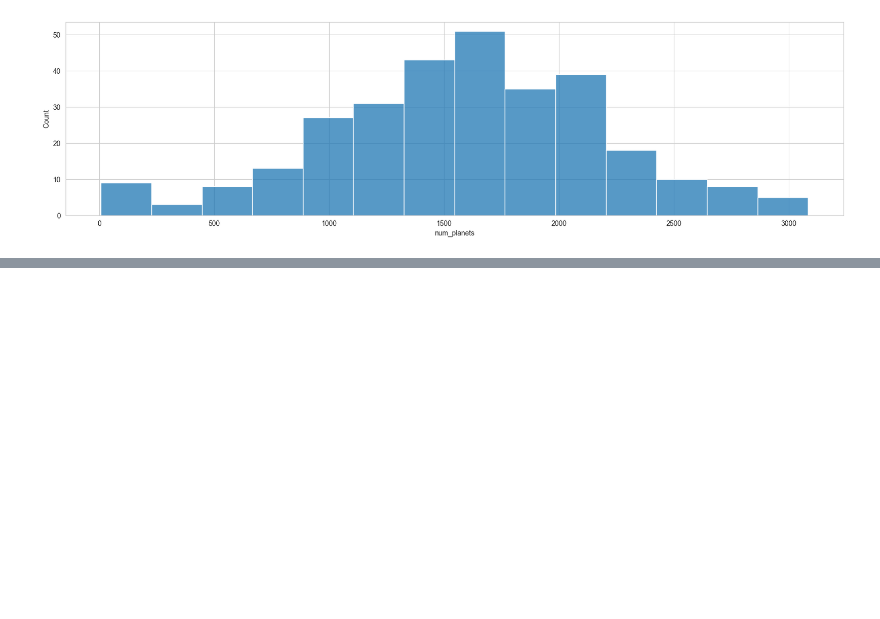
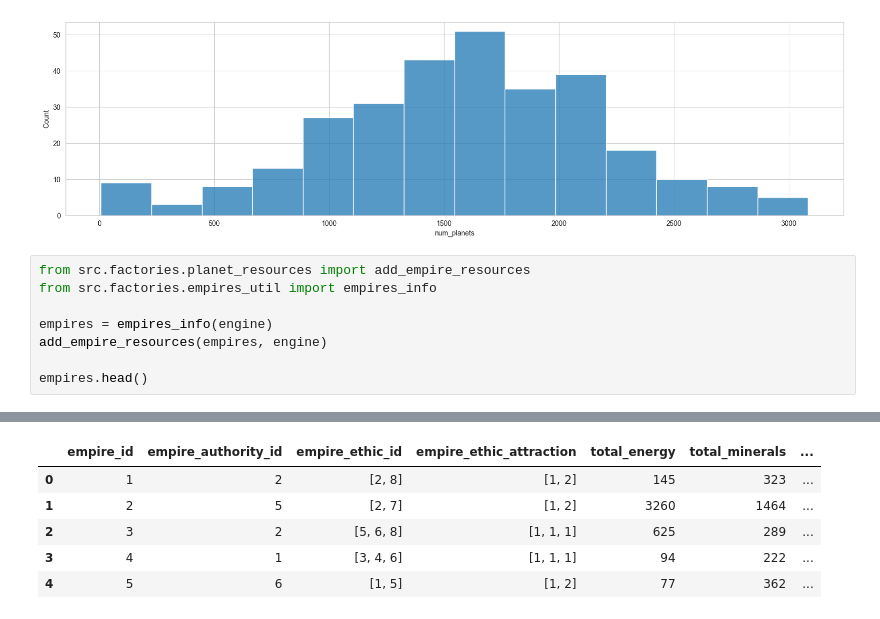
Before and after one commit to alexdaiii/spaceships-database, a Jupyter notebook: src/scratch/plot_pdf2.ipynb, the cells around one changed output, grey strips where cells are left out. Drawn from its saved outputs; the diff is of its cells as text; blank space fills up the shorter version.

```diff
--- a/src/scratch/plot_pdf2.ipynb
+++ b/src/scratch/plot_pdf2.ipynb
@@ -93,3 +93,12 @@ plot_empire_num_planets()
 2023-11-26 18:56:59,179 INFO sqlalchemy.engine.Engine ROLLBACK
 [figure]
 [figure]
+# %%
+from src.factories.planet_resources import add_empire_resources
+from src.factories.empires_util import empires_info
+
+empires = empires_info(engine)
+add_empire_resources(empires, engine)
+
+empires.head()
+# %% [output]
@@ -95,0 +111,6 @@ plot_empire_num_planets()
+|  | empire_id | empire_authority_id | empire_ethic_id | empire_ethic_attraction | total_energy | total_minerals | ... |
+| 0 | 1 | 2 | [2, 8] | [1, 2] | 145 | 323 | ... |
+| 1 | 2 | 5 | [2, 7] | [1, 2] | 3260 | 1464 | ... |
+| 2 | 3 | 2 | [5, 6, 8] | [1, 1, 1] | 625 | 289 | ... |
+| 3 | 4 | 1 | [3, 4, 6] | [1, 1, 1] | 94 | 222 | ... |
+| 4 | 5 | 6 | [1, 5] | [1, 2] | 77 | 362 | ... |
```
Also changed, not shown: parts of 2 cells of this notebook, 20 other files.
